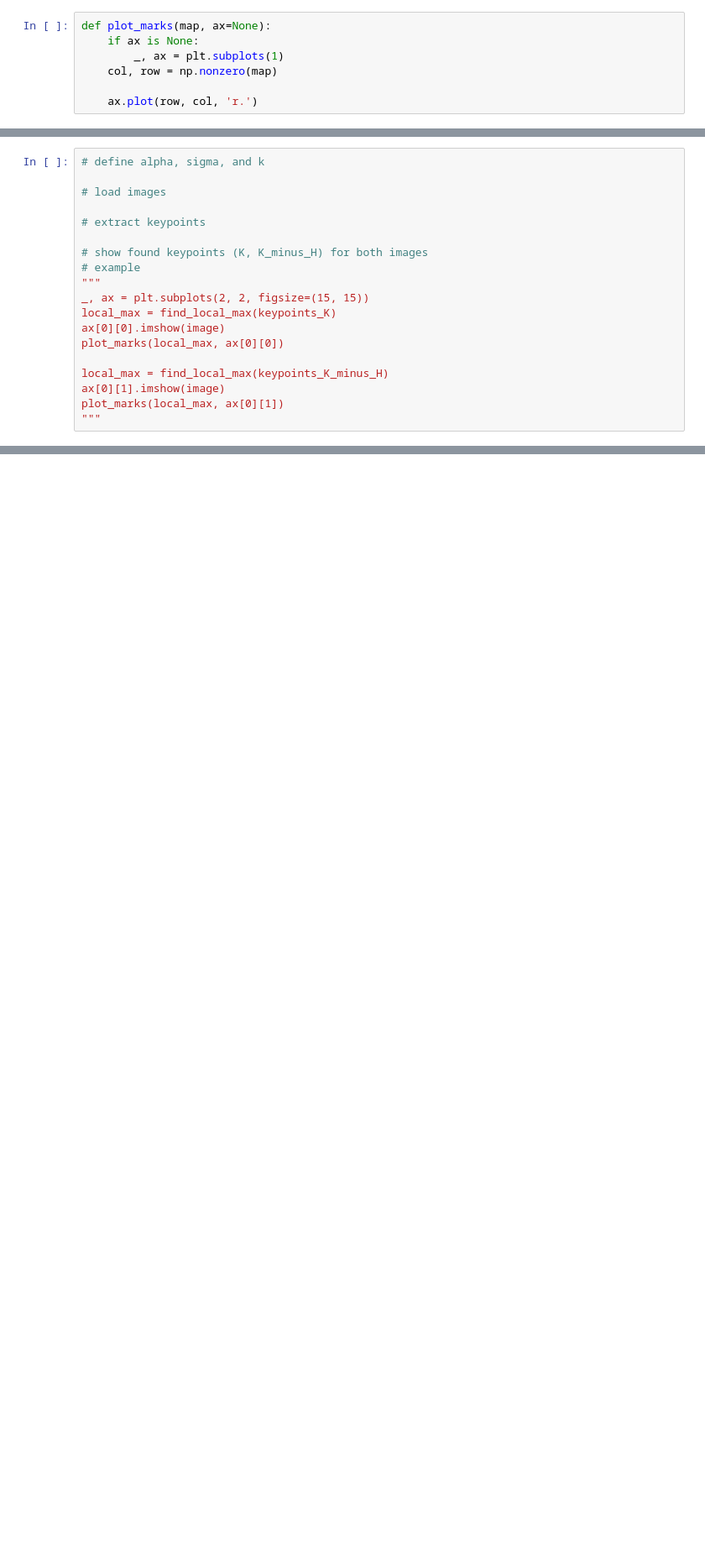
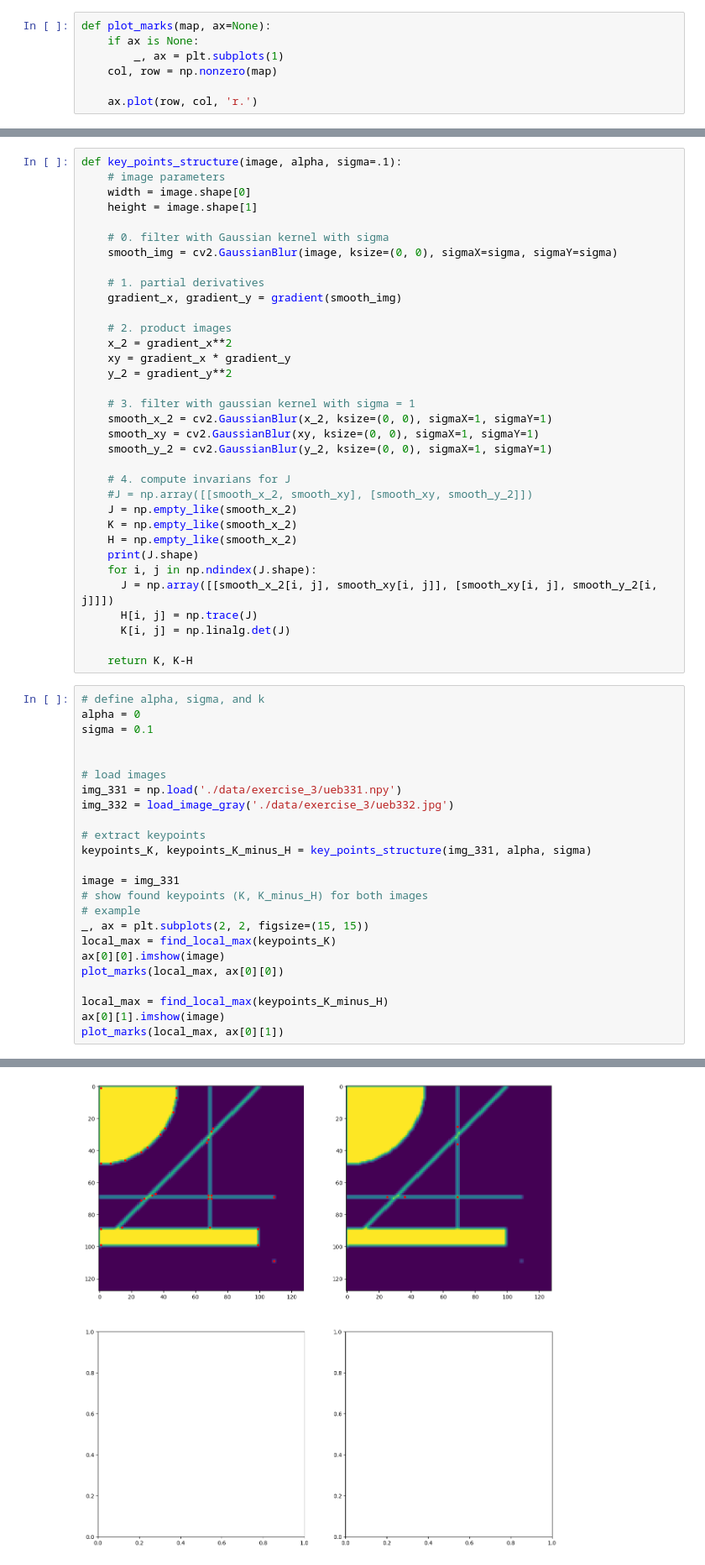
Before and after one commit to RHoock/CompVis, a Jupyter notebook: exercise_3.ipynb, the cells around one changed output, grey strips where cells are left out. Shown at 84% size. Saved outputs shown, nothing was run; the diff lists cells and outputs as text; blank space fills up the shorter version.

```diff
--- a/exercise_3.ipynb
+++ b/exercise_3.ipynb
@@ -179,13 +176,53 @@ def key_points_structure(image, alpha, sigma=.1):
+# %%
+def key_points_structure(image, alpha, sigma=.1):
+    # image parameters
+    width = image.shape[0]
+    height = image.shape[1]
+
+    # 0. filter with Gaussian kernel with sigma
+    smooth_img = cv2.GaussianBlur(image, ksize=(0, 0), sigmaX=sigma, sigmaY=sigma)
+
+    # 1. partial derivatives
+    gradient_x, gradient_y = gradient(smooth_img)
+
+    # 2. product images
+    x_2 = gradient_x**2
+    xy = gradient_x * gradient_y
+    y_2 = gradient_y**2
+
+    # 3. filter with gaussian kernel with sigma = 1
+    smooth_x_2 = cv2.GaussianBlur(x_2, ksize=(0, 0), sigmaX=1, sigmaY=1)
+    smooth_xy = cv2.GaussianBlur(xy, ksize=(0, 0), sigmaX=1, sigmaY=1)
+    smooth_y_2 = cv2.GaussianBlur(y_2, ksize=(0, 0), sigmaX=1, sigmaY=1)
+
+    # 4. compute invarians for J
+    #J = np.array([[smooth_x_2, smooth_xy], [smooth_xy, smooth_y_2]])
+    J = np.empty_like(smooth_x_2)
+    K = np.empty_like(smooth_x_2)
+    H = np.empty_like(smooth_x_2)
+    print(J.shape)
+    for i, j in np.ndindex(J.shape):
+      J = np.array([[smooth_x_2[i, j], smooth_xy[i, j]], [smooth_xy[i, j], smooth_y_2[i, j]]])
+      H[i, j] = np.trace(J)
+      K[i, j] = np.linalg.det(J)
+
+    return K, K-H
 # %%
 # define alpha, sigma, and k
+alpha = 0
+sigma = 0.1
+
 
 # load images
+img_331 = np.load('./data/exercise_3/ueb331.npy')
+img_332 = load_image_gray('./data/exercise_3/ueb332.jpg')
 
 # extract keypoints
+keypoints_K, keypoints_K_minus_H = key_points_structure(img_331, alpha, sigma)
 
+image = img_331
 # show found keypoints (K, K_minus_H) for both images
 # example
-"""
 _, ax = plt.subplots(2, 2, figsize=(15, 15))
 local_max = find_local_max(keypoints_K)
 ax[0][0].imshow(image)
@@ -194,4 +231,4 @@ plot_marks(local_max, ax[0][0])
 local_max = find_local_max(keypoints_K_minus_H)
 ax[0][1].imshow(image)
 plot_marks(local_max, ax[0][1])
-"""
+# %% [output]
@@ -197,0 +236 @@ plot_marks(local_max, ax[0][1])
+[figure, added]
```
Also changed, not shown: parts of 6 cells of this notebook.
